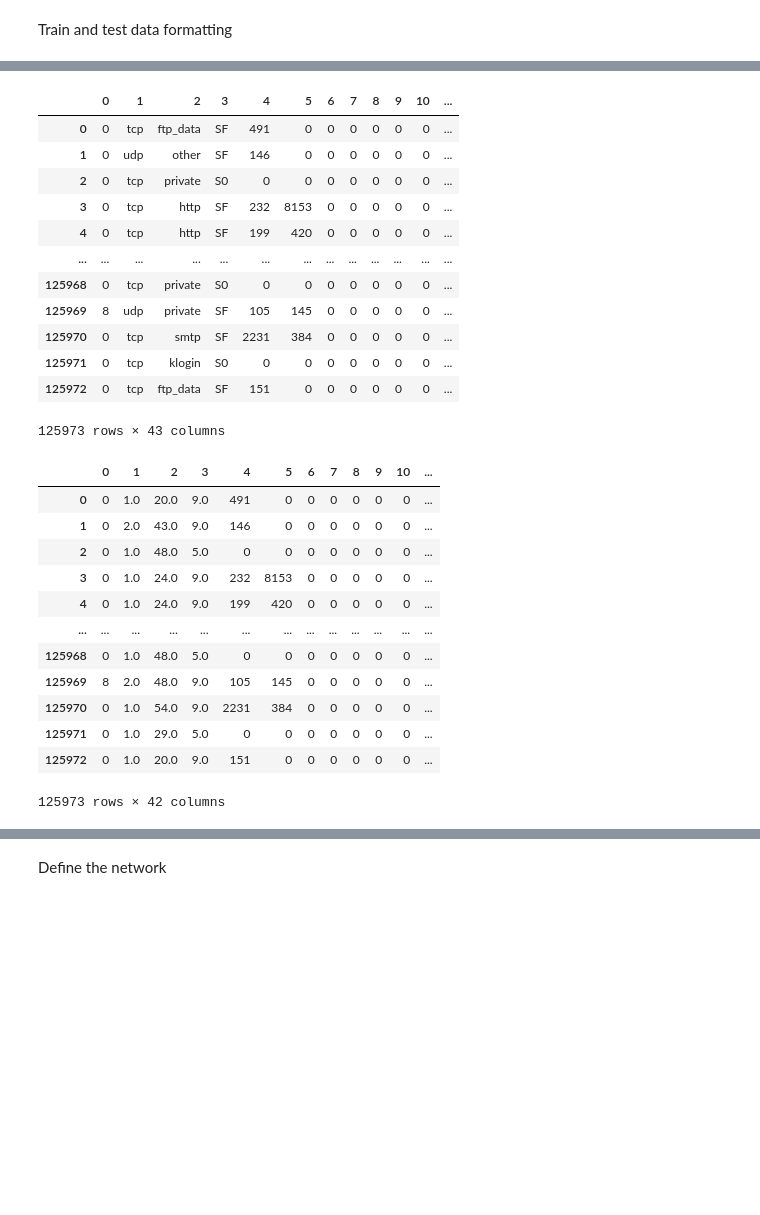
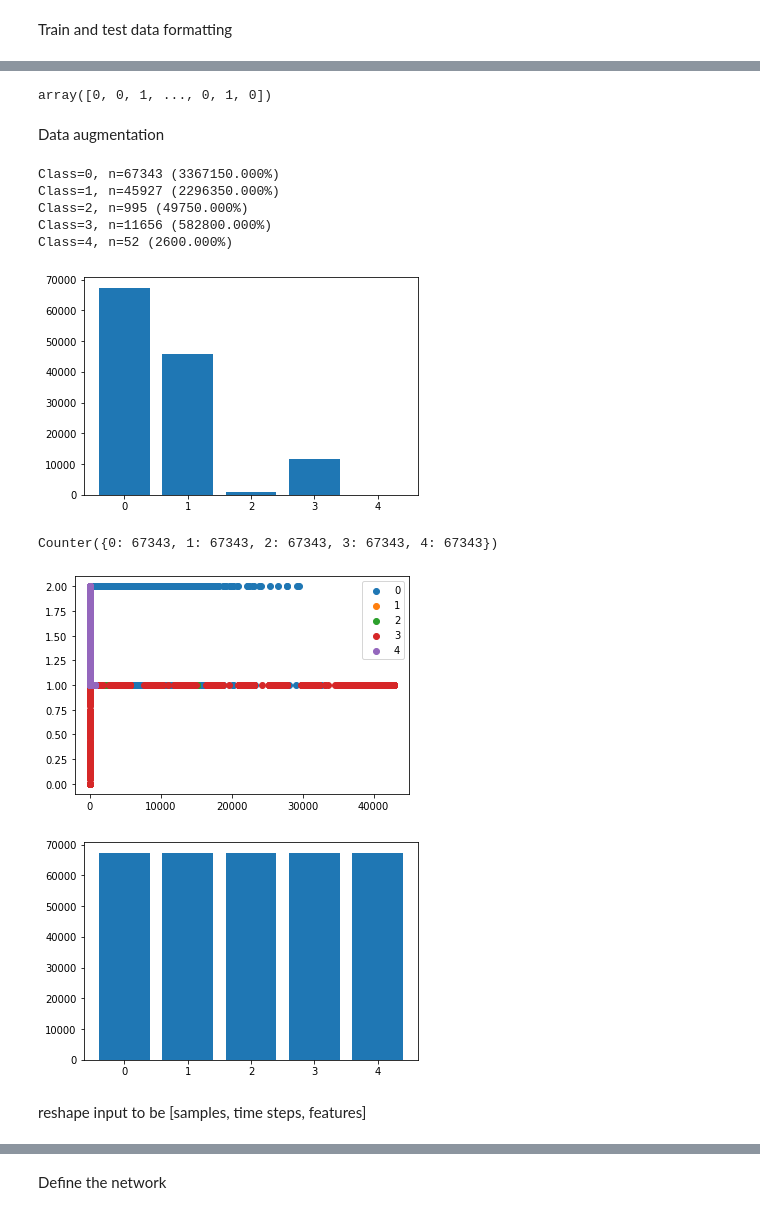
Before and after one commit to aminecloud9/PFE, a Jupyter notebook: NSLKDD_Originaldata_Model.ipynb, the cells around one changed output, grey strips where cells are left out. Cells and saved outputs as stored; diff of their text form; code cells hidden in the pictures; blank space fills up the shorter version.

```diff
--- a/NSLKDD_Originaldata_Model.ipynb
+++ b/NSLKDD_Originaldata_Model.ipynb
@@ -71,32 +70,0 @@ train_X.shape
-# %%
-train_data1
-# %% [output]
-|  | 0 | 1 | 2 | 3 | 4 | 5 | 6 | 7 | 8 | 9 | 10 | ... |
-| 0 | 0 | tcp | ftp_data | SF | 491 | 0 | 0 | 0 | 0 | 0 | 0 | ... |
-| 1 | 0 | udp | other | SF | 146 | 0 | 0 | 0 | 0 | 0 | 0 | ... |
-| 2 | 0 | tcp | private | S0 | 0 | 0 | 0 | 0 | 0 | 0 | 0 | ... |
-| 3 | 0 | tcp | http | SF | 232 | 8153 | 0 | 0 | 0 | 0 | 0 | ... |
-| 4 | 0 | tcp | http | SF | 199 | 420 | 0 | 0 | 0 | 0 | 0 | ... |
-| ... | ... | ... | ... | ... | ... | ... | ... | ... | ... | ... | ... | ... |
-| 125968 | 0 | tcp | private | S0 | 0 | 0 | 0 | 0 | 0 | 0 | 0 | ... |
-| 125969 | 8 | udp | private | SF | 105 | 145 | 0 | 0 | 0 | 0 | 0 | ... |
-| 125970 | 0 | tcp | smtp | SF | 2231 | 384 | 0 | 0 | 0 | 0 | 0 | ... |
-| 125971 | 0 | tcp | klogin | S0 | 0 | 0 | 0 | 0 | 0 | 0 | 0 | ... |
-| 125972 | 0 | tcp | ftp_data | SF | 151 | 0 | 0 | 0 | 0 | 0 | 0 | ... |
-125973 rows × 43 columns
-# %%
-train_data
-# %% [output]
-|  | 0 | 1 | 2 | 3 | 4 | 5 | 6 | 7 | 8 | 9 | 10 | ... |
-| 0 | 0 | 1.0 | 20.0 | 9.0 | 491 | 0 | 0 | 0 | 0 | 0 | 0 | ... |
-| 1 | 0 | 2.0 | 43.0 | 9.0 | 146 | 0 | 0 | 0 | 0 | 0 | 0 | ... |
-| 2 | 0 | 1.0 | 48.0 | 5.0 | 0 | 0 | 0 | 0 | 0 | 0 | 0 | ... |
-| 3 | 0 | 1.0 | 24.0 | 9.0 | 232 | 8153 | 0 | 0 | 0 | 0 | 0 | ... |
-| 4 | 0 | 1.0 | 24.0 | 9.0 | 199 | 420 | 0 | 0 | 0 | 0 | 0 | ... |
-| ... | ... | ... | ... | ... | ... | ... | ... | ... | ... | ... | ... | ... |
-| 125968 | 0 | 1.0 | 48.0 | 5.0 | 0 | 0 | 0 | 0 | 0 | 0 | 0 | ... |
-| 125969 | 8 | 2.0 | 48.0 | 9.0 | 105 | 145 | 0 | 0 | 0 | 0 | 0 | ... |
-| 125970 | 0 | 1.0 | 54.0 | 9.0 | 2231 | 384 | 0 | 0 | 0 | 0 | 0 | ... |
-| 125971 | 0 | 1.0 | 29.0 | 5.0 | 0 | 0 | 0 | 0 | 0 | 0 | 0 | ... |
-| 125972 | 0 | 1.0 | 20.0 | 9.0 | 151 | 0 | 0 | 0 | 0 | 0 | 0 | ... |
-125973 rows × 42 columns
@@ -115 +71,49 @@ train_data
+# %%
+train_y[0]
+# %% [output]
+array([0, 0, 1, ..., 0, 1, 0])
+# %% [markdown]
+Data augmentation
+# %%
+# Oversample and plot imbalanced dataset with SMOTE
+from collections import Counter
+from sklearn.datasets import make_classification
+from imblearn.over_sampling import SMOTE
+from matplotlib import pyplot
+from numpy import where
+# summarize distribution
+counter = Counter(train_y[0])
+for k,v in counter.items():
+	per = v / len(train_y) * 100
+	print('Class=%d, n=%d (%.3f%%)' % (k, v, per))
+# plot the distribution
+pyplot.bar(counter.keys(), counter.values())
+pyplot.show()
+# transform the dataset
+oversample = SMOTE()
+train_X, train_y = oversample.fit_resample(train_X, train_y[0])
+# summarize the new class distribution
+counter = Counter(train_y)
+print(counter)
+# scatter plot of examples by class label
+for label, _ in counter.items():
+	row_ix = where(train_y == label)[0]
+	pyplot.scatter(train_X[row_ix, 0], train_X[row_ix, 1], label=str(label))
+pyplot.legend()
+pyplot.show()
+
+pyplot.bar(counter.keys(), counter.values())
+pyplot.show()
+# %% [output]
+Class=0, n=67343 (3367150.000%)
+Class=1, n=45927 (2296350.000%)
+Class=2, n=995 (49750.000%)
+Class=3, n=11656 (582800.000%)
+Class=4, n=52 (2600.000%)
+[figure, added]
+Counter({0: 67343, 1: 67343, 2: 67343, 3: 67343, 4: 67343})
+[figure, added]
+[figure, added]
+# %% [markdown]
+reshape input to be [samples, time steps, features]
 # %%
```
Also changed, not shown: parts of 27 cells of this notebook.
